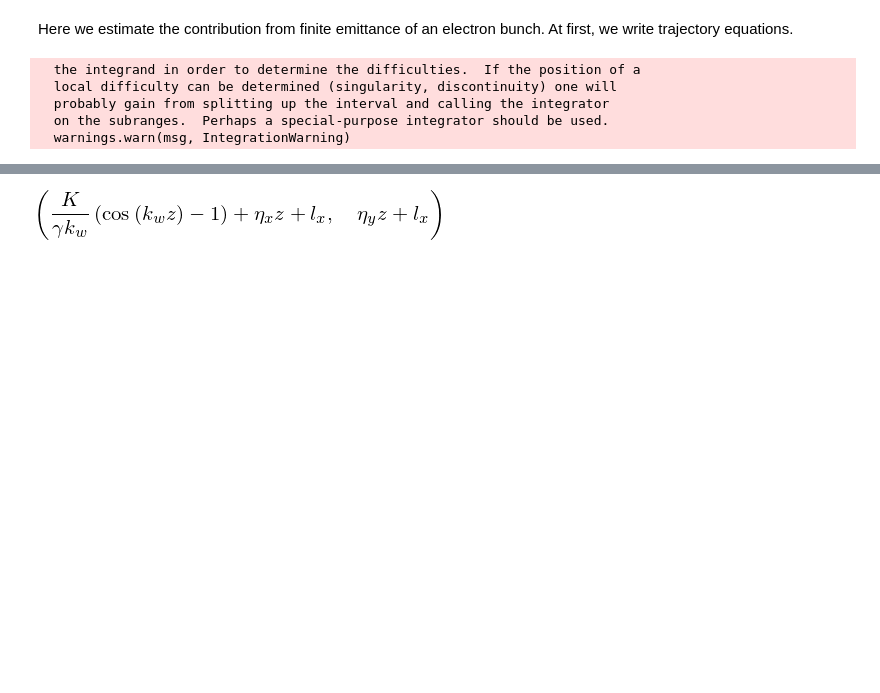
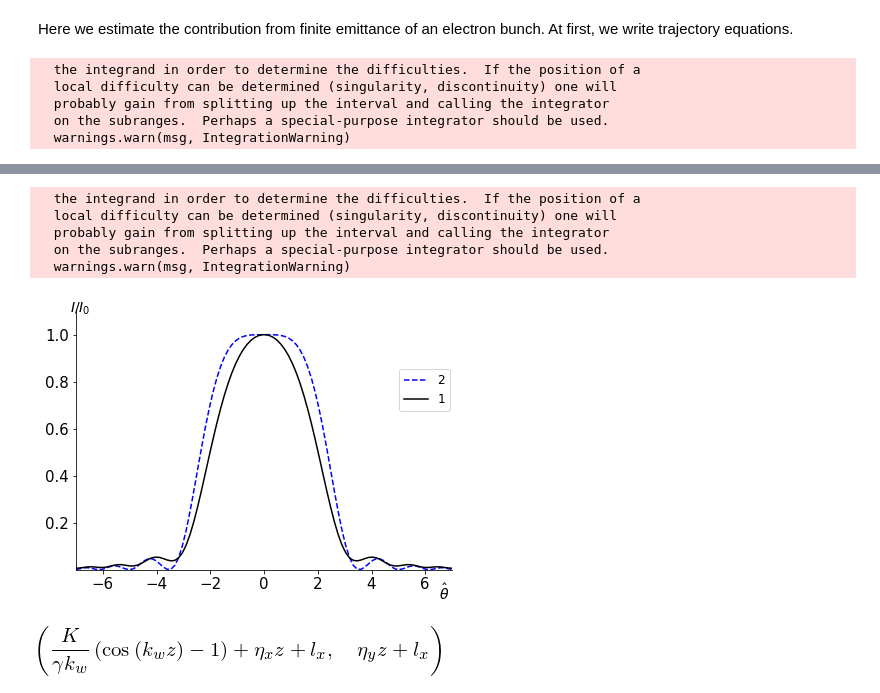
Before and after one commit to TrebAndrew/SKIF_XAS_beamline, a Jupyter notebook: SypPy_examp/Emmitance impact.ipynb, the cells around one changed output, grey strips where cells are left out. Cells and saved outputs as stored; diff of their text form; code cells hidden in the pictures; blank space fills up the shorter version.

```diff
--- a/SypPy_examp/Emmitance impact.ipynb
+++ b/SypPy_examp/Emmitance impact.ipynb
@@ -85,3 +81,76 @@ NameError: name 'plt' is not defined
+# %%
+from sympy import*
+from sympy import plot
+from scipy import integrate
+import numpy as np
+import matplotlib.pyplot as plt
+init_printing()
+
+f = lambda eta, x : (3.0/(8*np.sqrt(np.pi)))*(sin(x**2/4 + eta**2/4) / (x**2/4 + eta**2/4))**2
+
+theta = np.linspace(-7, 7, 100)
+Integral_angle = []
+for Theta in theta:
+    y, err = integrate.quad(f, -100, 100, args=(Theta,))
+    Integral_angle.append(y)
+# %% [output]
+  the integrand in order to determine the difficulties.  If the position of a
+  local difficulty can be determined (singularity, discontinuity) one will
+  probably gain from splitting up the interval and calling the integrator
+  on the subranges.  Perhaps a special-purpose integrator should be used.
+  warnings.warn(msg, IntegrationWarning)
+# %%
+def Intens(theta, C):
+    return (np.sin(C/2 + theta**2/4)/(C/2 + theta**2/4))**2
+C = 0
+
+plt.figure(figsize=(1.5*4,1.5*3))
+plt.plot(theta, Intens(theta, C), color='blue', linestyle='--', label='2')
+plt.plot(theta, Integral_angle/np.max(Integral_angle), color='black', label='1')
+
+
+plt.xlabel(r'$\hat{\theta}$', fontsize=14, labelpad = 0.0)
+y = plt.ylabel(r'$I/I_0$', fontsize=14, labelpad = 0.0, rotation=90)
+y.set_rotation(0)
+
+#plt.xticks([-0.02, -0.01, 0, 0.01, 0.02])
+        #  [r'$-\pi$', r'$-\pi/2$', r'$0$', r'$+\pi/2$', r'$+\pi$'])
+
+plt.yticks([0.2, 0.4,0.6,0.8, 1.0])
+        #  [r'$-1$', r'$0$', r'$+1$'])
+
+ax = plt.gca()
+ax.spines['right'].set_color('none')
+ax.spines['top'].set_color('none')
+ax.xaxis.set_ticks_position('bottom')
+ax.spines['top'].set_position(('axes',0))
+ax.yaxis.set_ticks_position('left')
+ax.spines['top'].set_position(('data',0))
+ax.xaxis.set_label_coords(0.98, -0.05)
+ax.yaxis.set_label_coords(0.01, 0.98)
+for label in ax.get_xticklabels() + ax.get_yticklabels():
+    label.set_fontsize(15)
+    label.set_bbox(dict(facecolor='white', edgecolor='None', alpha=0.01))
+
+leg = plt.legend(fontsize=12)#loc='upper left')
+# Get the bounding box of the original legend
+bb = leg.get_bbox_to_anchor().inverse_transformed(ax.transAxes)
+
+# Change to location of the legend.
+xOffset = 0.2
+bb.x0 -= 0.2
+bb.x1 += 0.01
+bb.y0 += 0.1
+bb.y1 -= 0.2
+leg.set_bbox_to_anchor(bb, transform = ax.transAxes)
+
+plt.ylim(0, 1.1)
+plt.xlim(-7, 7)
+plt.tight_layout()
+plt.savefig('/home/andrei/Documents/SKIF_XAS_beamline/TeXDoc/pic/angle_integ_emittance.pdf', bbox_inches='tight')
+plt.show()
+# %% [output]
+[figure, added]
 # %%
 v_x, v_y, v_z, x, y, z = symbols('v_x, v_y, v_z, x , y, z')
 c, K, gamma, k_w= symbols('c, K, gamma, k_w', nonzero=True)
```
Also changed, not shown: parts of 2 cells of this notebook, 26 other files.
